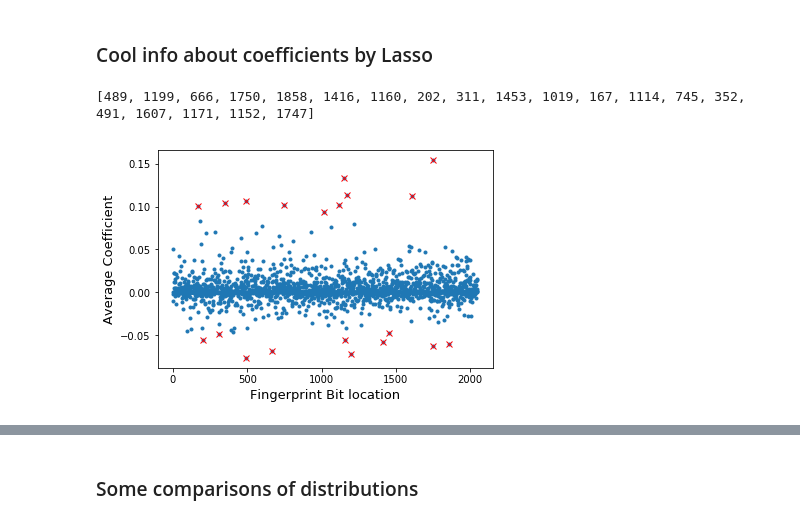
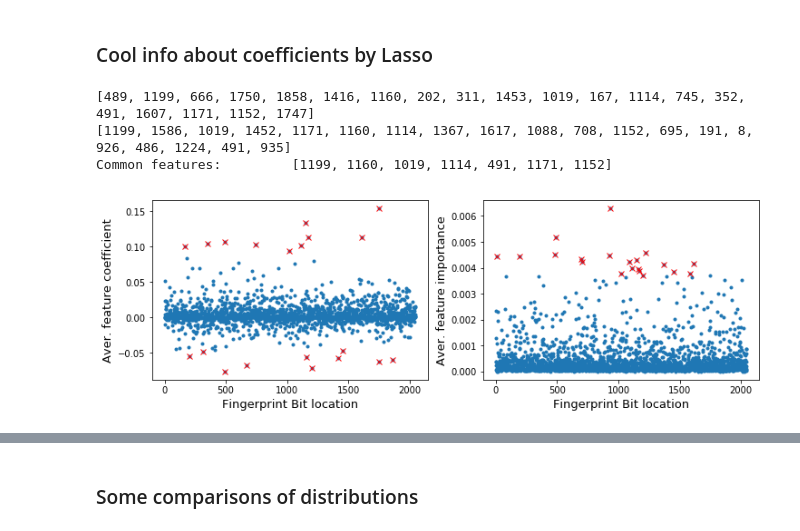
Before and after one commit to giorkala/Drug-Target-Interactions, a Jupyter notebook: Project_SingleTL_CrossVal.ipynb, the cells around one changed output, grey strips where cells are left out. Cells and saved outputs as stored; diff of their text form; code cells hidden in the pictures.

```diff
--- a/Project_SingleTL_CrossVal.ipynb
+++ b/Project_SingleTL_CrossVal.ipynb
@@ -557,27 +612,57 @@ NN - hidden layers:
 # %% [markdown]
 ### Cool info about coefficients by Lasso
 # %%
-# try to trace-back the bits of high-impact
-Coef = np.zeros(2048)
+# Coefficients by Lasso
+Coef_LR = np.zeros(2048)
 for model in LR_all:
-    Coef += LR_all[model].coef_
-Coef = Coef/110
+    Coef_LR += LR_all[model].coef_
+Coef_LR = Coef_LR/110
 
-indices = []
-ind = np.argsort(Coef)
-[indices.append(x) for x in ind[:10] ]
-[indices.append(x) for x in ind[-10:] ]
-print(indices)
+indices_LR = []
+ind = np.argsort(Coef_LR)
+[indices_LR.append(x) for x in ind[:10] ]
+[indices_LR.append(x) for x in ind[-10:] ]
+print(indices_LR)
 
-plt.plot( range(2048), Coef, '.')
-plt.plot( indices, Coef[indices], 'rx')
-# plt.plot( Coef[indices], 'o')
-plt.xlabel("Fingerprint Bit location",fontsize=13)
-plt.ylabel("Average Coefficient",fontsize=13)
-# plt.title("Most important FP bits")
-plt.savefig("Lasso-bits.png")
-plt.show()
+# Coefficients by RF
+Coef_RF = np.zeros(2048)
+for target in Targets:
+    Coef_RF += RF_all[target].feature_importances_
+Coef_RF = Coef_RF/110
+
+indices_RF = []
+ind = np.argsort(Coef_RF)
+[indices_RF.append(x) for x in ind[-20:] ]
+print(indices_RF)
+print("Common features:",'\t',[x for x in indices_LR if x in indices_RF])
+# plt.plot( range(2048), Coef, '.')
+# plt.plot( indices, Coef[indices], 'rx')
+# # plt.plot( Coef[indices], 'o')
+# plt.xlabel("Fingerprint Bit location",fontsize=13)
+# plt.ylabel("Average Coefficient",fontsize=13)
+# # plt.title("Most important FP bits")
+# plt.savefig("Lasso-bits_FCFP.png")
+# plt.show()
 # %% [output]
 [489, 1199, 666, 1750, 1858, 1416, 1160, 202, 311, 1453, 1019, 167, 1114, 745, 352, 491, 1607, 1171, 1152, 1747]
+[1199, 1586, 1019, 1452, 1171, 1160, 1114, 1367, 1617, 1088, 708, 1152, 695, 191, 8, 926, 486, 1224, 491, 935]
+Common features:         [1199, 1160, 1019, 1114, 491, 1171, 1152]
-[figure, removed]
+# %%
+# fig = plt.subplots(1,2, figsize=(12,4))  # 1 row, 2 columns
+fig = plt.figure(figsize=(12,8))
+ax1 = fig.add_subplot(221)
+plt.plot( range(2048), Coef_LR, '.')
+plt.plot( indices_LR, Coef_LR[indices_LR], 'rx')
+plt.xlabel("Fingerprint Bit location",fontsize=13)
+plt.ylabel("Aver. feature coefficient",fontsize=13)
+
+ax1 = fig.add_subplot(222)
+plt.plot( range(2048), Coef_RF, '.')
+plt.plot( indices_RF, Coef_RF[indices_RF], 'rx')
+plt.xlabel("Fingerprint Bit location",fontsize=13)
+plt.ylabel("Aver. feature importance",fontsize=13)
+# plt.savefig("Lasso-bits_FCFP.png")
+plt.show()
+# %% [output]
+[figure, added]
 # %%
```
Also changed, not shown: parts of 30 cells of this notebook, 6 other files.
